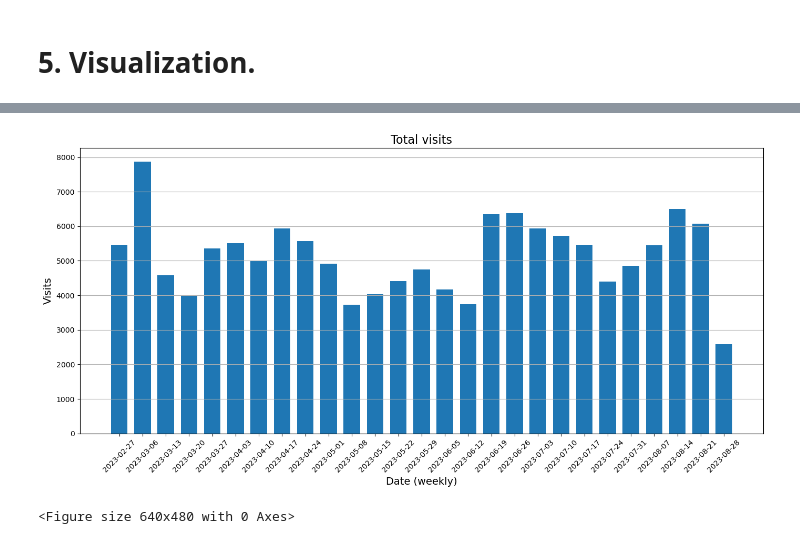
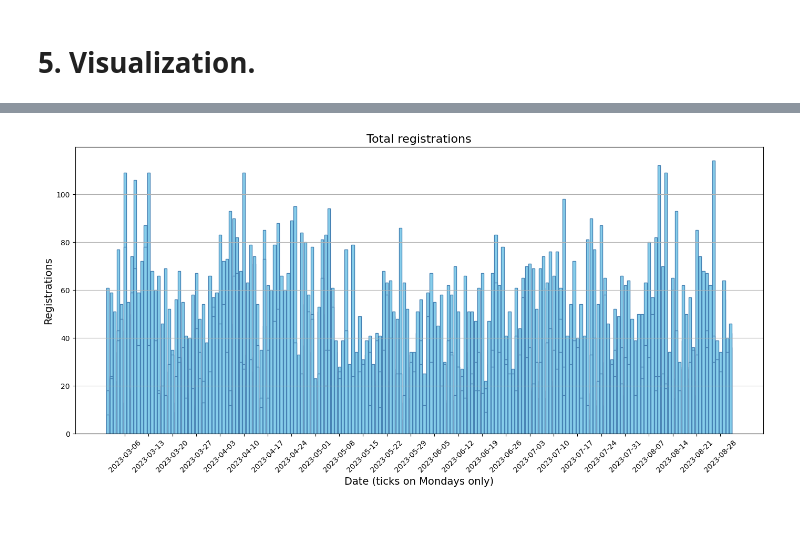
Before and after one commit to mrvdanilov/python-for-data-analysts-project-100, a Jupyter notebook: charts_project.ipynb, the cells around one changed output, grey strips where cells are left out. Cells and saved outputs as stored; diff of their text form; code cells hidden in the pictures.

```diff
--- a/charts_project.ipynb
+++ b/charts_project.ipynb
@@ -17,14 +17,14 @@ API_URL = os.getenv('API_URL')
 DATE_BEGIN = os.getenv('DATE_BEGIN')
 DATE_END = os.getenv('DATE_END')
 # %%
-visits = requests.get(f'{API_URL}/visits?begin={DATE_BEGIN}&end={DATE_END}')
-#visits = requests.get('https://data-charts-api.hexlet.app/visits?begin=2023-03-01&end=2023-09-01')
+#visits = requests.get(f'{API_URL}/visits?begin={DATE_BEGIN}&end={DATE_END}')
+visits = requests.get('https://data-charts-api.hexlet.app/visits?begin=2023-03-01&end=2023-09-01')
 visits.status_code
 # %% [output]
 200
 # %%
-regs = requests.get(f'{API_URL}/registrations?begin={DATE_BEGIN}&end={DATE_END}')
-#regs = requests.get('https://data-charts-api.hexlet.app/registrations?begin=2023-03-01&end=2023-09-01')
+#regs = requests.get(f'{API_URL}/registrations?begin={DATE_BEGIN}&end={DATE_END}')
+regs = requests.get('https://data-charts-api.hexlet.app/registrations?begin=2023-03-01&end=2023-09-01')
 regs.status_code
 # %% [output]
 200
@@ -89,9 +91,9 @@ prepared_regs_df.head()
 def visits_and_regs_conversion(df_vis, df_regs):
     df = pd.merge(df_vis, df_regs, on=['date_group', 'platform'], how='left')
     df['conversion'] = (df['registrations'] / df['visits']) * 100
-    #df = df.sort_values(by=['date_group', 'platform'])
+    df = df.sort_values(by=['date_group', 'platform'])
+
     df.to_json("./conversion.json")
-
     return df
 
 
@@ -175,21 +227,25 @@ weekly_data_by_platform.head()
 # %%
-def total_visits(df):
+def total_regs(df):
     fig, ax = plt.subplots(figsize=(14,7))
-    ax.bar(x='week', height='visits', data=df, width=5)
+    ax.bar(df['date_group'], df['registrations'], color='skyblue',
+           edgecolor='steelblue', width=0.8)
 
-    plt.title('Total visits', fontsize=16)
+  # --- x axis: only Mondays ticks ---
+    mondays = pd.date_range(start=df['date_group'].min(),
+                            end=df['date_group'].max(), freq='W-MON')
+    ax.set_xticks(mondays)
+    ax.set_xticklabels(mondays.strftime('%Y-%m-%d'), rotation=45)
 
-    plt.xlabel('Date (weekly)', fontsize=14)
-    plt.xticks(df['week'], rotation=45)
-    plt.ylabel('Visits', fontsize=14)
-
+    plt.title('Total registrations', fontsize=16)
+    plt.xlabel('Date (ticks on Mondays only)', fontsize=14)
+    plt.ylabel('Registrations', fontsize=14)
     plt.grid(axis='y')
     plt.tight_layout()
+
+    plt.savefig('./charts/total_registrations.png')
     plt.show()
 
-    plt.savefig('./charts/total_visits.png')
 
-total_visits(weekly_data)
+total_regs(json_ads_df)
 # %% [output]
-[figure, old version]
+[figure, new version]
-<Figure size 640x480 with 0 Axes>
```
Also changed, not shown: parts of 16 cells of this notebook.
